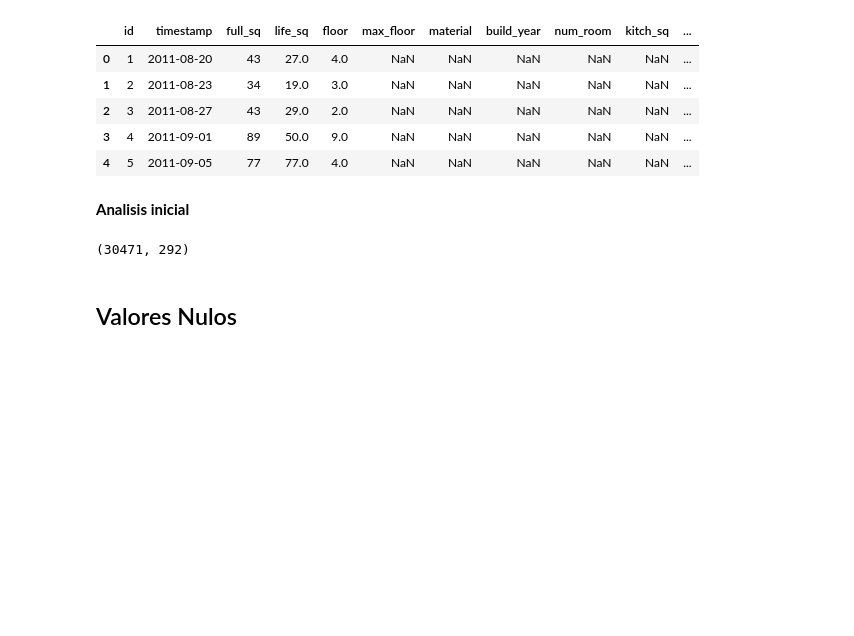
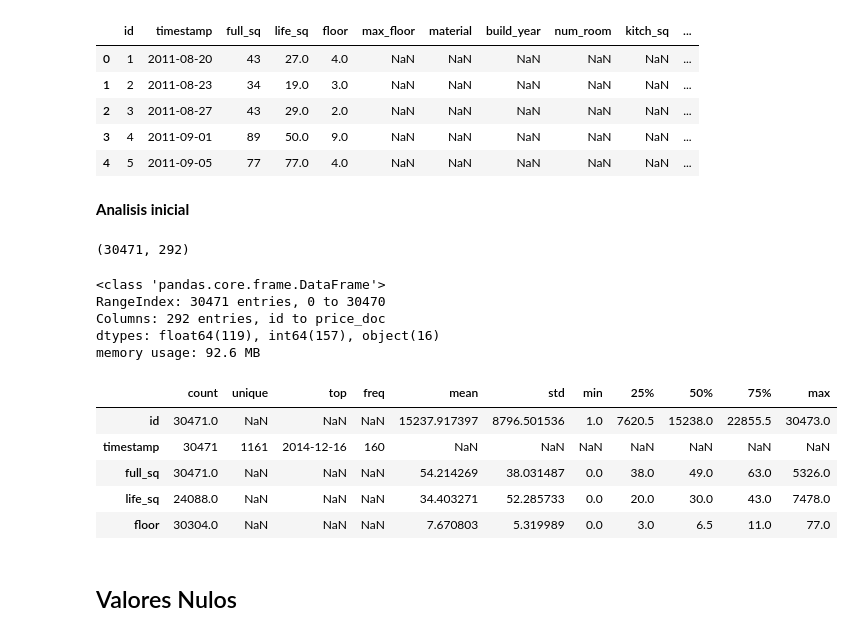
Before and after one commit to Ironhack-Data-Madrid-Octubre-2023/apuntes_clase, a Jupyter notebook: semana_2/4.1 - Data Cleaning 2.ipynb, the cells around one changed output. Saved outputs shown, nothing was run; the diff lists cells and outputs as text; code cells hidden in the pictures; blank space fills up the shorter version.

Commit message:
data cleaning 2

```diff
--- a/semana_2/4.1 - Data Cleaning 2.ipynb
+++ b/semana_2/4.1 - Data Cleaning 2.ipynb
@@ -836,5 +836,22 @@ df.head()
 df.shape
 # %% [output]
 (30471, 292)
+# %%
+df.info(memory_usage='deep')
+# %% [output]
+<class 'pandas.core.frame.DataFrame'>
+RangeIndex: 30471 entries, 0 to 30470
+Columns: 292 entries, id to price_doc
+dtypes: float64(119), int64(157), object(16)
+memory usage: 92.6 MB
+# %%
+df.describe(include='all').T.head()
+# %% [output]
+|  | count | unique | top | freq | mean | std | min | 25% | 50% | 75% | max |
+| id | 30471.0 | NaN | NaN | NaN | 15237.917397 | 8796.501536 | 1.0 | 7620.5 | 15238.0 | 22855.5 | 30473.0 |
+| timestamp | 30471 | 1161 | 2014-12-16 | 160 | NaN | NaN | NaN | NaN | NaN | NaN | NaN |
+| full_sq | 30471.0 | NaN | NaN | NaN | 54.214269 | 38.031487 | 0.0 | 38.0 | 49.0 | 63.0 | 5326.0 |
+| life_sq | 24088.0 | NaN | NaN | NaN | 34.403271 | 52.285733 | 0.0 | 20.0 | 30.0 | 43.0 | 7478.0 |
+| floor | 30304.0 | NaN | NaN | NaN | 7.670803 | 5.319989 | 0.0 | 3.0 | 6.5 | 11.0 | 77.0 |
 # %% [markdown]
 ## Valores Nulos
```
Also changed, not shown: parts of 34 cells of this notebook.
